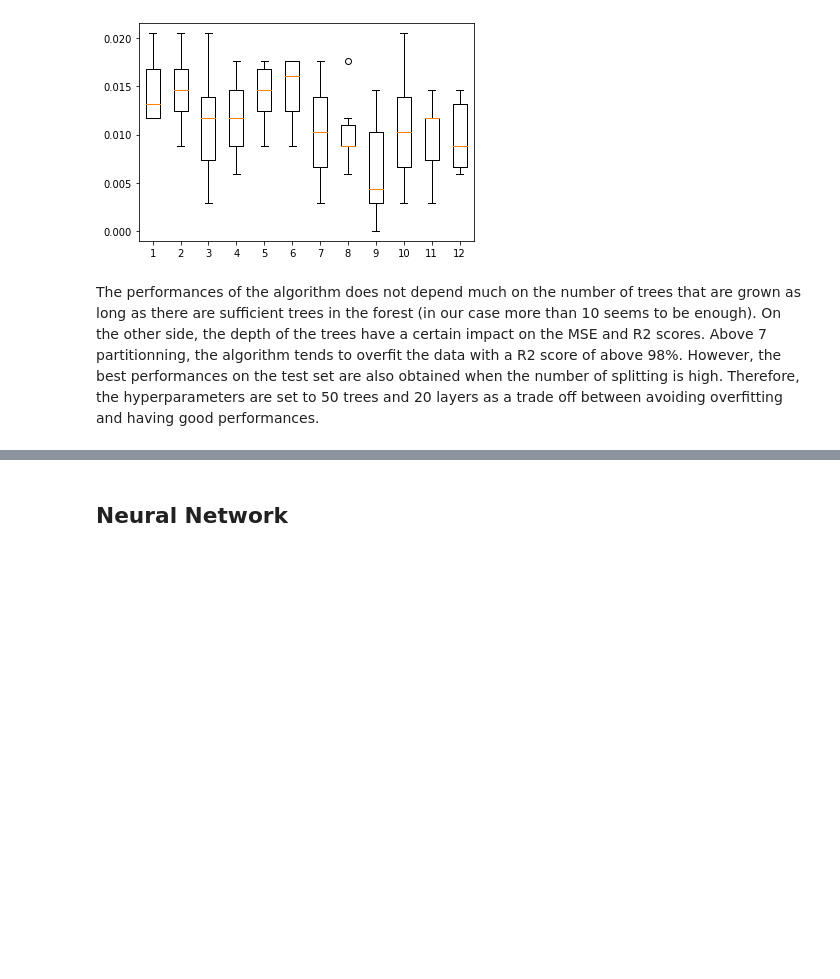
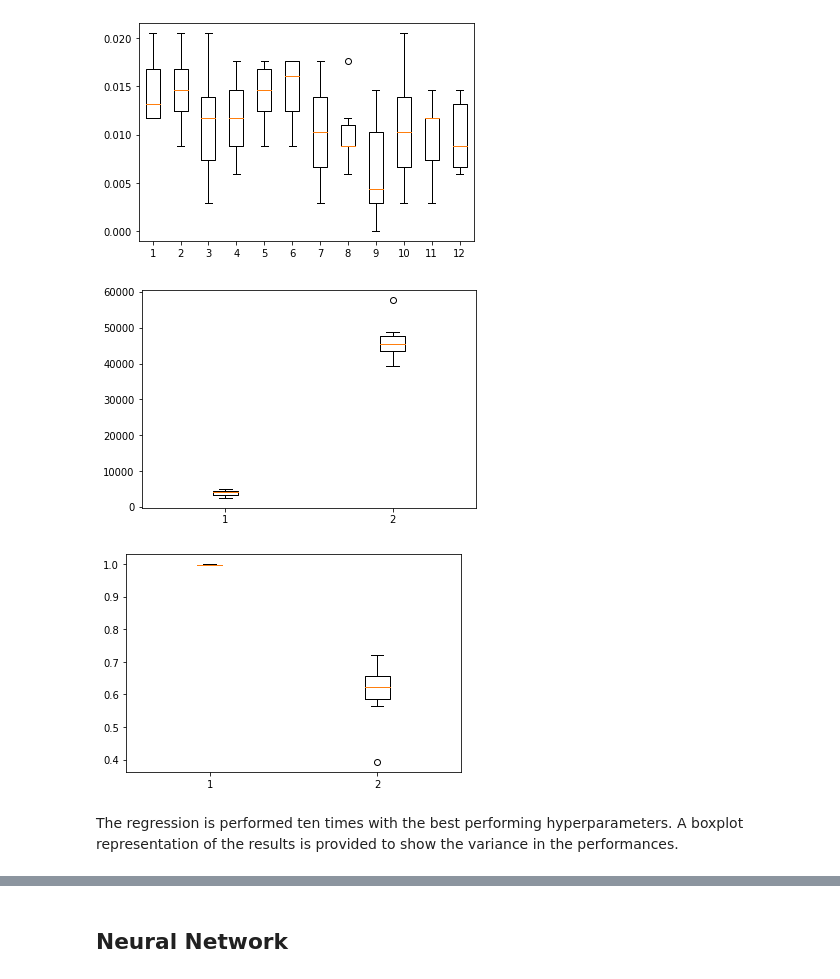
Before and after one commit to BenInTheBox/DataScienceInPractice, a Jupyter notebook: project/code.ipynb, the cells around one changed output, grey strips where cells are left out. Saved outputs shown, nothing was run; the diff lists cells and outputs as text; code cells hidden in the pictures; blank space fills up the shorter version.

Commit message:
debug random forest

```diff
--- a/project/code.ipynb
+++ b/project/code.ipynb
@@ -863,21 +863,50 @@ In this section, the random forest model is used as regressor. The number of tre
 parameters = [(100, 50), (100, 20), (100, 7), (100, 5), (50, 50), (50, 20), (50, 7), (50, 5),
               (10, 50), (10, 20), (10, 7), (10, 5)]
 
-mse_report = np.zeros((len(parameters), n))
+cross_val = np.zeros((len(parameters), n))
+#mse_report = np.zeros((2, (len(parameters))))
+#r2score_report = np.zeros((2, (len(parameters))))
 
 for i, par in enumerate(parameters):
-        reg = RandomForestClassifier(n_estimators=par[0], max_depth=par[1])
-        mse_report[i, :] = cross_val_score(reg, train_input, y_train, cv=cv)
+        reg = RandomForestClassifier(n_estimators=par[0], max_depth=par[1], max_features = 60)
+        cross_val[i, :] = cross_val_score(reg, train_input, y_train, cv=cv)
 
-plt.boxplot(mse_report.T)
-mu_perf = np.mean(mse_report, axis=1)
-std_perf = np.std(mse_report, axis=1)
-max_perf = np.max(mse_report, axis=1)
-min_perf = np.min(mse_report, axis=1)
+        #reg.fit(train_input, y_train)
+        #y_pred = reg.predict(test_input)
+        #y_pred_train = reg.predict(train_input)
+
+        #mse_report[0, i] = sqrt(mean_squared_error(y_train, y_pred_train))
+        #r2score_report[0, i] = r2_score(y_train, y_pred_train)
+        #mse_report[1, i] = sqrt(mean_squared_error(y_test, y_pred))
+        #r2score_report[1, i] = r2_score(y_test, y_pred)
+
+plt.boxplot(cross_val.T)
+mu_perf = np.mean(cross_val, axis=1)
+std_perf = np.std(cross_val, axis=1)
+max_perf = np.max(cross_val, axis=1)
+min_perf = np.min(cross_val, axis=1)
 # %% [output]
 [figure]
-# %% [markdown]
-The performances of the algorithm does not depend much on the number of trees that are grown as long as there are sufficient trees in the forest (in our case more than 10 seems to be enough). On the other side, the depth of the trees have a certain impact on the MSE and R2 scores. Above 7 partitionning, the algorithm tends to overfit the data with a R2 score of above 98%. However, the best performances on the test set are also obtained when the number of splitting is high. Therefore, the hyperparameters are set to 50 trees and 20 layers as a trade off between avoiding overfitting and having good performances.
+# %%
+plt.plot(mse_report[0, :], "--", label = 'Train Data')
+plt.plot(mse_report[1, :], label = 'Test Data')
+plt.legend()
+plt.title('Mean Square Error on the train and test set')
+plt.xlabel('Settings')
+plt.ylabel('MSE [$]')
+
+plt.figure()
+plt.plot(r2score_report[0, :], "--", label = 'Train Data')
+plt.plot(r2score_report[1, :], label = 'Test Data')
+plt.legend()
+plt.title('R2 score on the train and test set')
+plt.xlabel('Settings')
+plt.ylabel('R2-score [-]')
+# %% [output]
+[figure, added]
+[figure, added]
+# %% [markdown]
+The regression is performed ten times with the best performing hyperparameters. A boxplot representation of the results is provided to show the variance in the performances.
 # %%
 king_parameter = (100, 20)
 mse_report = np.zeros((2, 10))
```
Also changed, not shown: parts of 2 cells of this notebook.
